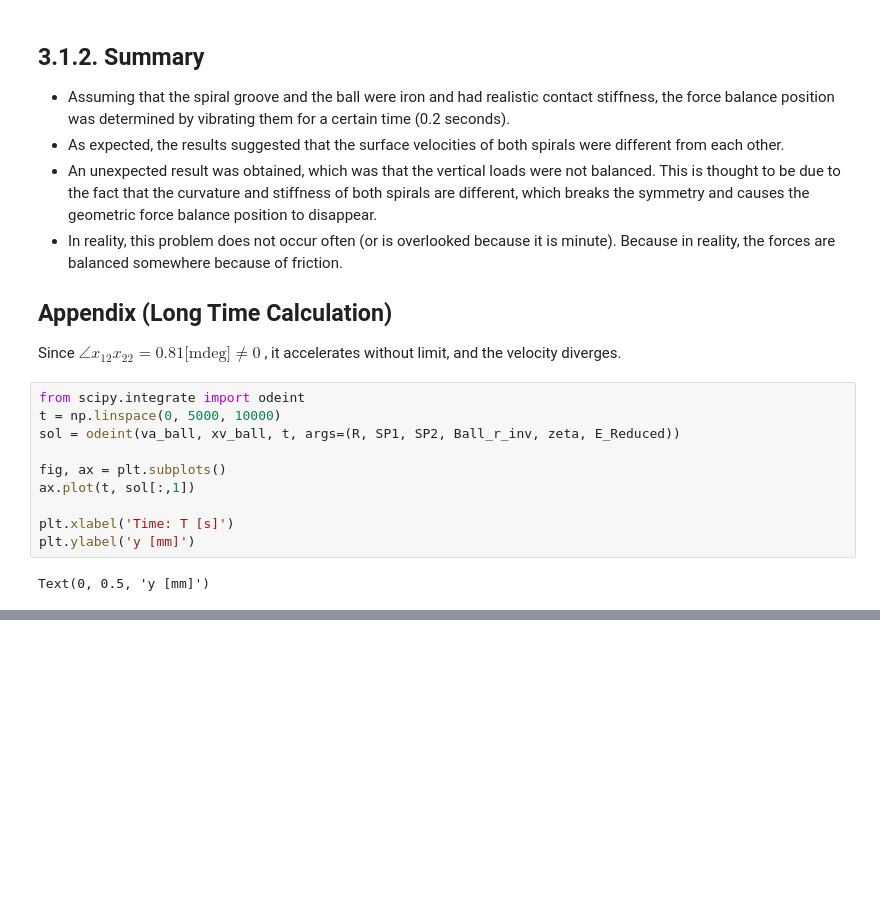
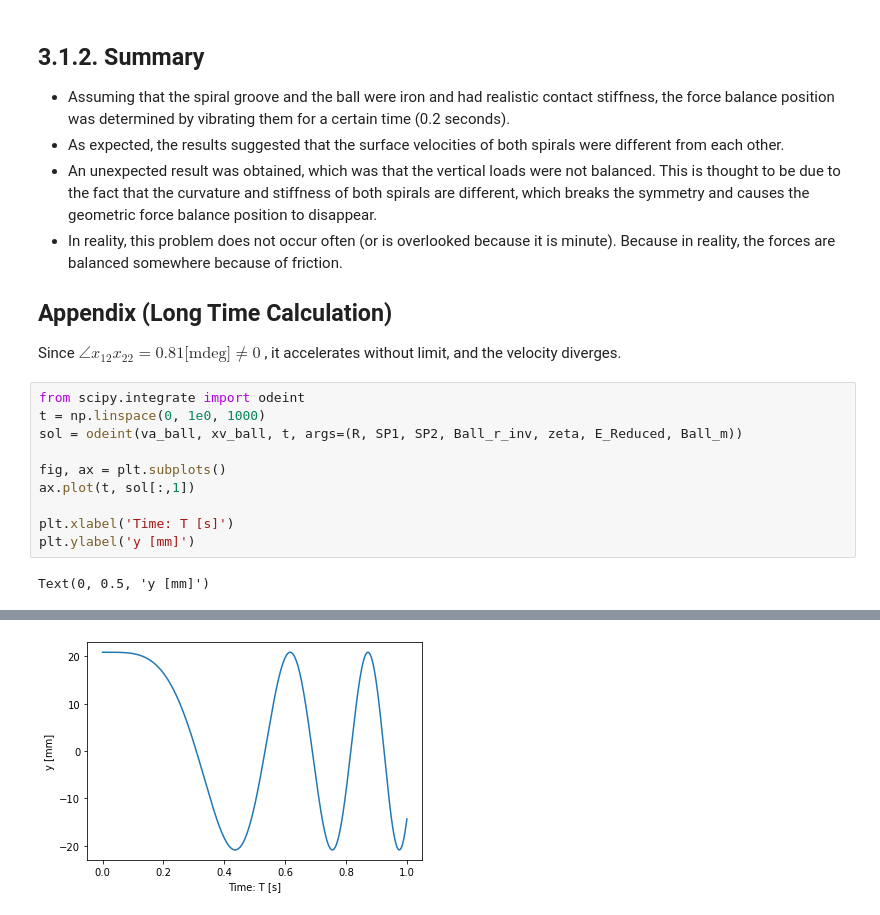
Before and after one commit to CurryMultiSci/Ballscrew-ElasticShaft-withCoulomb, a Jupyter notebook: _3_Friction_between_ball_and_spiral/_3_1_Contact_with_Spiral_Torus/index.ipynb, the cells around one changed output, grey strips where cells are left out. Drawn from its saved outputs; the diff is of its cells as text; blank space fills up the shorter version.

```diff
--- a/_3_Friction_between_ball_and_spiral/_3_1_Contact_with_Spiral_Torus/index.ipynb
+++ b/_3_Friction_between_ball_and_spiral/_3_1_Contact_with_Spiral_Torus/index.ipynb
@@ -257,8 +257,8 @@ $
 , it accelerates without limit, and the velocity diverges.
 # %%
 from scipy.integrate import odeint
-t = np.linspace(0, 5000, 10000)
-sol = odeint(va_ball, xv_ball, t, args=(R, SP1, SP2, Ball_r_inv, zeta, E_Reduced))
+t = np.linspace(0, 1e0, 1000)
+sol = odeint(va_ball, xv_ball, t, args=(R, SP1, SP2, Ball_r_inv, zeta, E_Reduced, Ball_m))
 
 fig, ax = plt.subplots()
 ax.plot(t, sol[:,1])
@@ -270,0 +270 @@ Text(0, 0.5, 'y [mm]')
+[figure, added]
```
Also changed, not shown: parts of 11 cells of this notebook.
